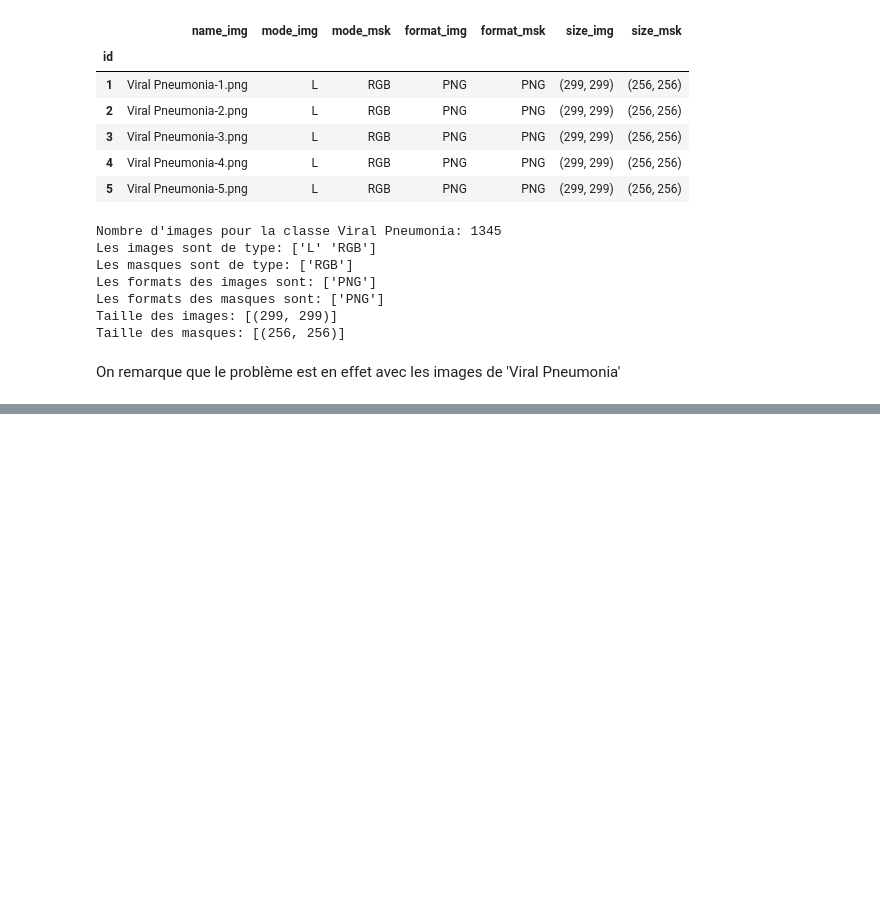
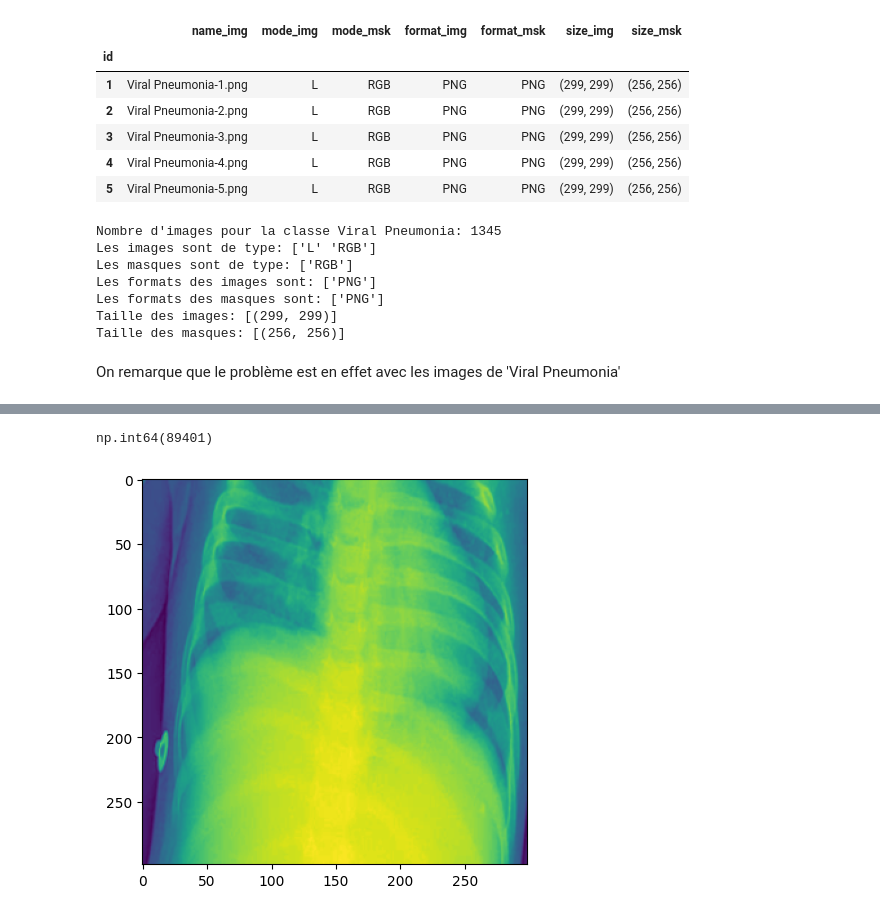
Before and after one commit to L-Poca/DS_COVID, a Jupyter notebook: notebooks/data_augmentation/over_sampling.ipynb, the cells around one changed output, grey strips where cells are left out. Drawn from its saved outputs; the diff is of its cells as text; code cells hidden in the pictures; blank space fills up the shorter version.

```diff
--- a/notebooks/data_augmentation/over_sampling.ipynb
+++ b/notebooks/data_augmentation/over_sampling.ipynb
@@ -238,13 +238,14 @@ print(len(intrus), "intrus trouvés dans la classe 'Viral Pneumonia'")
 
 # On vérifie si ce sont des vraies images RGB (i.e. 3 canaux) :
 
-for intrus_id in intrus[:1]:
+for intrus_id in intrus[:5]:
     img_name = df_vp.loc[intrus_id, 'name_img']
     img_path = os.path.join(base_dir, cls, "images", img_name)
 
     try:
         im = Image.open(img_path)
         img_array = np.array(im)
+        #img_array.shape = im.size[1], im.size[0], 1  # Assurer que l'image est en RGB
         if img_array.ndim > 1 :
             x = np.random.randint(0, img_array.shape[0] - 1)
             y = np.random.randint(0, img_array.shape[1] - 1)
@@ -263,0 +289,10 @@ Image Viral Pneumonia-140.png - Canaux : 155, 155, 155
+# %%
+(img_array[:,:,1] == img_array[:,:,2]).sum()
+# %% [output]
+np.int64(89401)
+# %%
+plt.figure(figsize=(10, 5))
+plt.imshow(img_array[:,:,0])
+plt.show()
+# %% [output]
+[figure, added]
```
Also changed, not shown: parts of 6 cells of this notebook.
